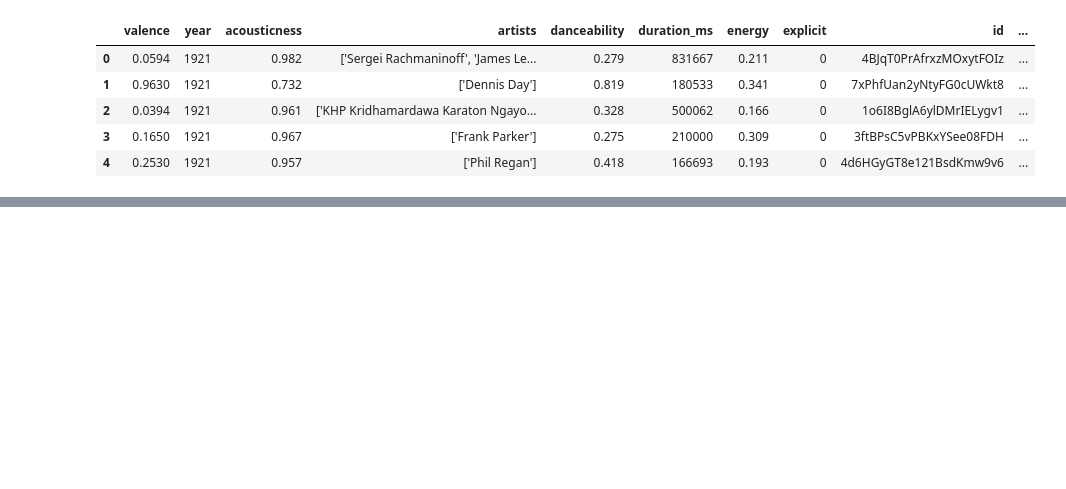
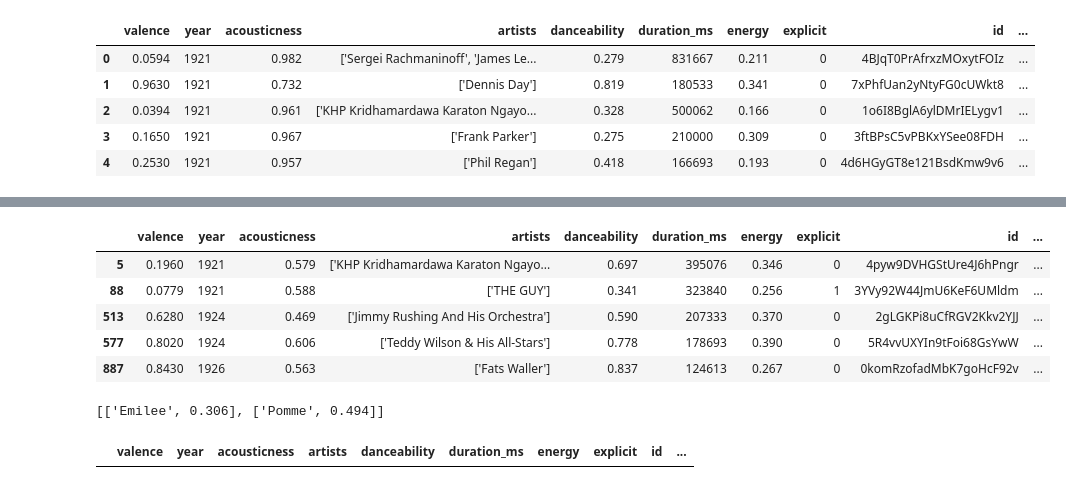
Before and after one commit to EliseLune/Analyse_Spotify, a Jupyter notebook: Recommandations2.ipynb, the cells around one changed output, grey strips where cells are left out. Drawn from its saved outputs; the diff is of its cells as text; code cells hidden in the pictures; blank space fills up the shorter version.

Commit message:
modifications du programme extracion des audiofeatures

```diff
--- a/Recommandations2.ipynb
+++ b/Recommandations2.ipynb
@@ -98,6 +98,32 @@ KeyError: 'id'
 # %%
 nouvelle_playlist = pd.DataFrame({})
 for i in range(0, len(playlist)):
     nouvelle_playlist = nouvelle_playlist.append(playlist_cible[(playlist_cible["energy"] > playlist[i][0] - 0.1) & (playlist_cible["energy"] < playlist[i][0] + 0.1) & (playlist_cible["acousticness"] > playlist[i][1] - 0.1) & (playlist_cible["acousticness"] < playlist[i][1] + 0.1)])
 nouvelle_playlist = nouvelle_playlist.drop_duplicates() #enlever les doublons
-print(nouvelle_playlist)
+nouvelle_playlist.head()
+# %% [output]
+|  | valence | year | acousticness | artists | danceability | duration_ms | energy | explicit | id | ... |
+| 5 | 0.1960 | 1921 | 0.579 | ['KHP Kridhamardawa Karaton Ngayo... | 0.697 | 395076 | 0.346 | 0 | 4pyw9DVHGStUre4J6hPngr | ... |
+| 88 | 0.0779 | 1921 | 0.588 | ['THE GUY'] | 0.341 | 323840 | 0.256 | 1 | 3YVy92W44JmU6KeF6UMldm | ... |
+| 513 | 0.6280 | 1924 | 0.469 | ['Jimmy Rushing And His Orchestra'] | 0.590 | 207333 | 0.370 | 0 | 2gLGKPi8uCfRGV2Kkv2YJJ | ... |
+| 577 | 0.8020 | 1924 | 0.606 | ['Teddy Wilson & His All-Stars'] | 0.778 | 178693 | 0.390 | 0 | 5R4vvUXYIn9tFoi68GsYwW | ... |
+| 887 | 0.8430 | 1926 | 0.563 | ['Fats Waller'] | 0.837 | 124613 | 0.267 | 0 | 0komRzofadMbK7goHcF92v | ... |
+# %%
+#à partir des audiofeatures, pour faire même artiste + un paramètre similaire
+donnee = "energy"
+i = 0
+playlist = [] #prendra l'artiste et la "donnée" de chaque musique
+for i in range (0, len(source)) :
+    playlist.append([source["artist"][i], source[donnee][i]])
+    playlist_cible.drop(playlist_cible.loc[playlist_cible['id']==source.id[i]].index, inplace=True) #enlever de la playlist cible les musiques qu'on a déjà
+print(playlist)
+
+nouvelle_playlist = pd.DataFrame({})
+
+for i in range(0, len(playlist)):
+    nouvelle_playlist = nouvelle_playlist.append(playlist_cible[(playlist_cible["name"] == playlist[i][0]) & (playlist_cible[donnee] > playlist[i][1] - 0.1) & (playlist_cible[donnee] < playlist[i][1] + 0.1)])
+nouvelle_playlist = nouvelle_playlist.drop_duplicates() #enlever les doublons
+nouvelle_playlist.head()
+# %% [output]
+[['Emilee', 0.306], ['Pomme', 0.494]]
+|  | valence | year | acousticness | artists | danceability | duration_ms | energy | explicit | id | ... |
```
Also changed, not shown: parts of 4 cells of this notebook, 1 other file.
